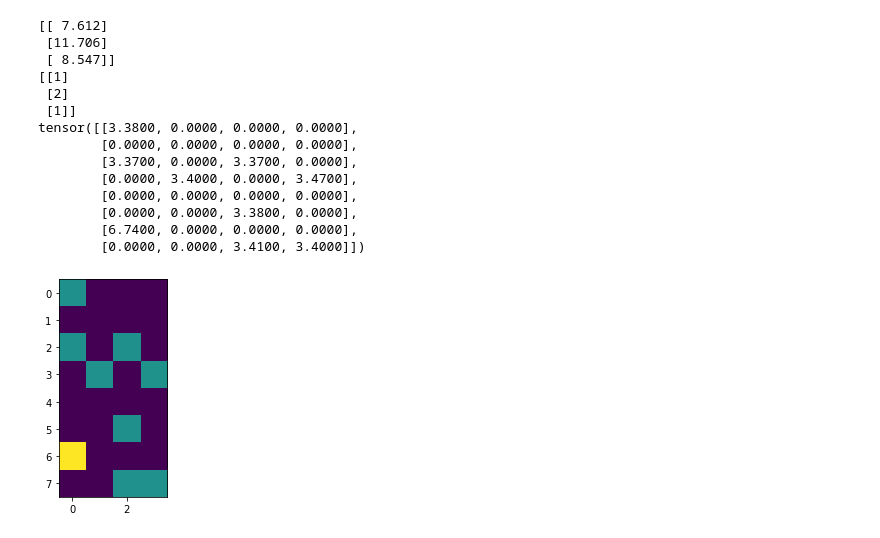
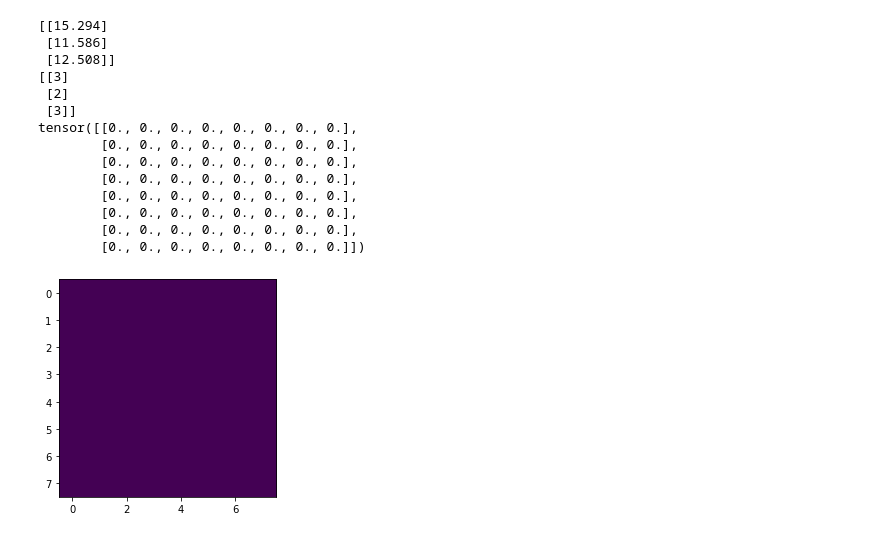
Before and after one commit to NeuTron1943/MicrochannelNN, a Jupyter notebook: Experiments.ipynb, the cells around one changed output. Cells and saved outputs as stored; diff of their text form; code cells hidden in the pictures.

Commit message:
Built radii distributions. Modified time encoding so that only first particle in cell is recorded. First experiment with 8 radii segments, instead of 4

```diff
--- a/Experiments.ipynb
+++ b/Experiments.ipynb
@@ -7,9 +7,11 @@ import torch.optim as optim
 import matplotlib.pyplot as plt
 
 n_detectors = 6
-number_of_features = n_detectors*4*8
+n_radii = 8
+n_angles = 8
+number_of_features = n_detectors*n_radii*n_angles
 input_data = []
-with open('data/PD_three_rings_with_particle_time_xe9_accuracy_1e-11.dat', 'r') as inpf:
+with open('data/PD033_time_norepeats_8radii_equidistant.dat', 'r') as inpf:
     l = inpf.readline()
     print(l)
     for line in inpf:
@@ -278,41 +288,41 @@ Test accuracy is 61.93%
 # %%
 # Convolutional NN
-features_reshaped = np.reshape(features, (features.shape[0], n_detectors, 8, 4))
+features_reshaped = np.reshape(features, (features.shape[0], n_detectors, n_angles, n_radii))
 
 train_features_c = torch.tensor(features_reshaped[:size_of_training_set], dtype=torch.float32)
 test_features_c = torch.tensor(features_reshaped[size_of_training_set:], dtype=torch.float32)
 
 
 print(labels[:3])
 print(labels_encoded_equisized[:3])
 
 # Equisized
 train_labels_c = torch.flatten(torch.tensor(labels_encoded_equisized[:size_of_training_set]))
 test_labels_c = torch.flatten(torch.tensor(labels_encoded_equisized[size_of_training_set:]))
 
 # print(train_features_conv.shape)
 print(train_features_c[0][0])
 plt.imshow(train_features_c[0][0])
 plt.show()
 # print(train_features_c[0][1])
 # plt.imshow(train_features_c[0][1])
 # plt.show()
 # %% [output]
-[[ 7.612]
- [11.706]
- [ 8.547]]
-[[1]
+[[15.294]
+ [11.586]
+ [12.508]]
+[[3]
  [2]
- [1]]
-tensor([[3.3800, 0.0000, 0.0000, 0.0000],
-        [0.0000, 0.0000, 0.0000, 0.0000],
-        [3.3700, 0.0000, 3.3700, 0.0000],
-        [0.0000, 3.4000, 0.0000, 3.4700],
-        [0.0000, 0.0000, 0.0000, 0.0000],
-        [0.0000, 0.0000, 3.3800, 0.0000],
-        [6.7400, 0.0000, 0.0000, 0.0000],
-        [0.0000, 0.0000, 3.4100, 3.4000]])
+ [3]]
+tensor([[0., 0., 0., 0., 0., 0., 0., 0.],
+        [0., 0., 0., 0., 0., 0., 0., 0.],
+        [0., 0., 0., 0., 0., 0., 0., 0.],
+        [0., 0., 0., 0., 0., 0., 0., 0.],
+        [0., 0., 0., 0., 0., 0., 0., 0.],
+        [0., 0., 0., 0., 0., 0., 0., 0.],
+        [0., 0., 0., 0., 0., 0., 0., 0.],
+        [0., 0., 0., 0., 0., 0., 0., 0.]])
-[figure, old version]
+[figure, new version]
 # %%
 # Convolutional NN
 class NetworkConv(nn.Module):
```
Also changed, not shown: parts of 9 cells of this notebook, 2 other files.
